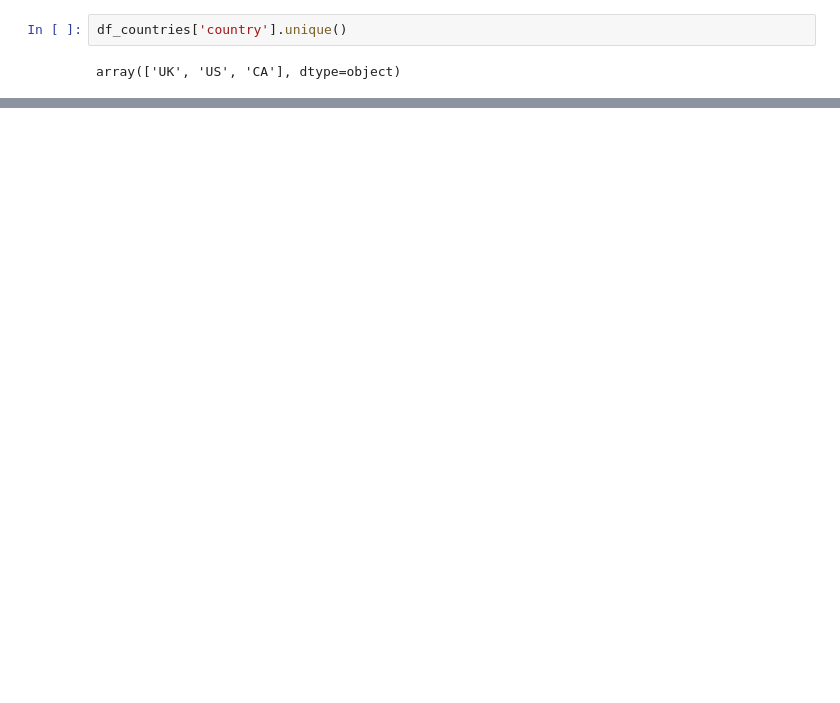
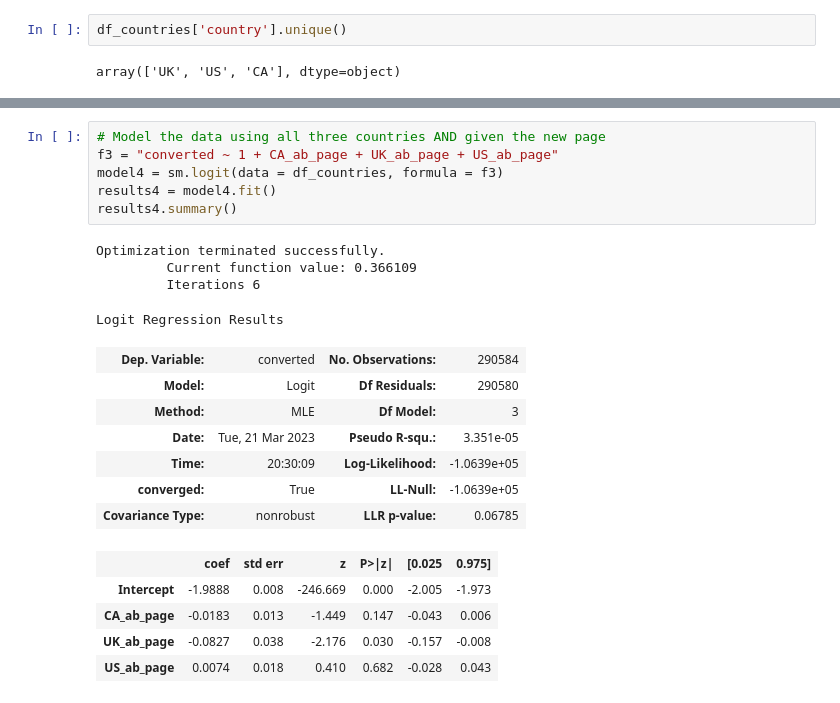
Before and after one commit to roxiefoxx/WGU-IntrotoDataScience, a Jupyter notebook: Project 2. Analyze AB Test.ipynb, the cells around one changed output, grey strips where cells are left out. Drawn from its saved outputs; the diff is of its cells as text; blank space fills up the shorter version.

```diff
--- a/Project 2. Analyze AB Test.ipynb
+++ b/Project 2. Analyze AB Test.ipynb
@@ -784,0 +772,23 @@ You may either submit your notebook through the "SUBMIT PROJECT" button at the b
+# %%
+# Model the data using all three countries AND given the new page
+f3 = "converted ~ 1 + CA_ab_page + UK_ab_page + US_ab_page"
+model4 = sm.logit(data = df_countries, formula = f3)
+results4 = model4.fit()
+results4.summary()
+# %% [output]
+Optimization terminated successfully.
+         Current function value: 0.366109
+         Iterations 6
+Logit Regression Results
+| Dep. Variable: | converted | No. Observations: | 290584 |
+| Model: | Logit | Df Residuals: | 290580 |
+| Method: | MLE | Df Model: | 3 |
+| Date: | Tue, 21 Mar 2023 | Pseudo R-squ.: | 3.351e-05 |
+| Time: | 20:30:09 | Log-Likelihood: | -1.0639e+05 |
+| converged: | True | LL-Null: | -1.0639e+05 |
+| Covariance Type: | nonrobust | LLR p-value: | 0.06785 |
+|  | coef | std err | z | P>|z| | [0.025 | 0.975] |
+| Intercept | -1.9888 | 0.008 | -246.669 | 0.000 | -2.005 | -1.973 |
+| CA_ab_page | -0.0183 | 0.013 | -1.449 | 0.147 | -0.043 | 0.006 |
+| UK_ab_page | -0.0827 | 0.038 | -2.176 | 0.030 | -0.157 | -0.008 |
+| US_ab_page | 0.0074 | 0.018 | 0.410 | 0.682 | -0.028 | 0.043 |
```
Also changed, not shown: parts of 27 cells of this notebook.
